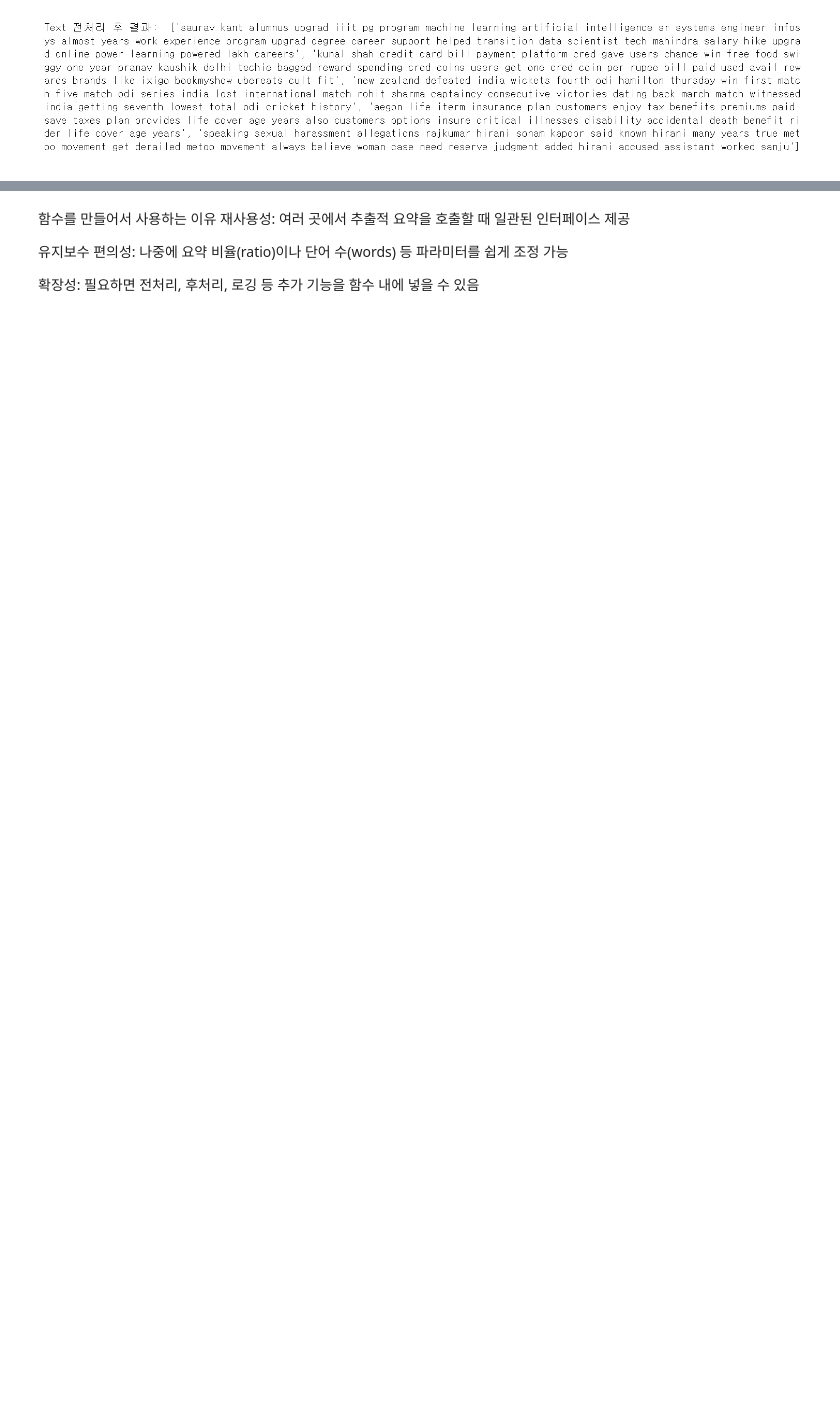
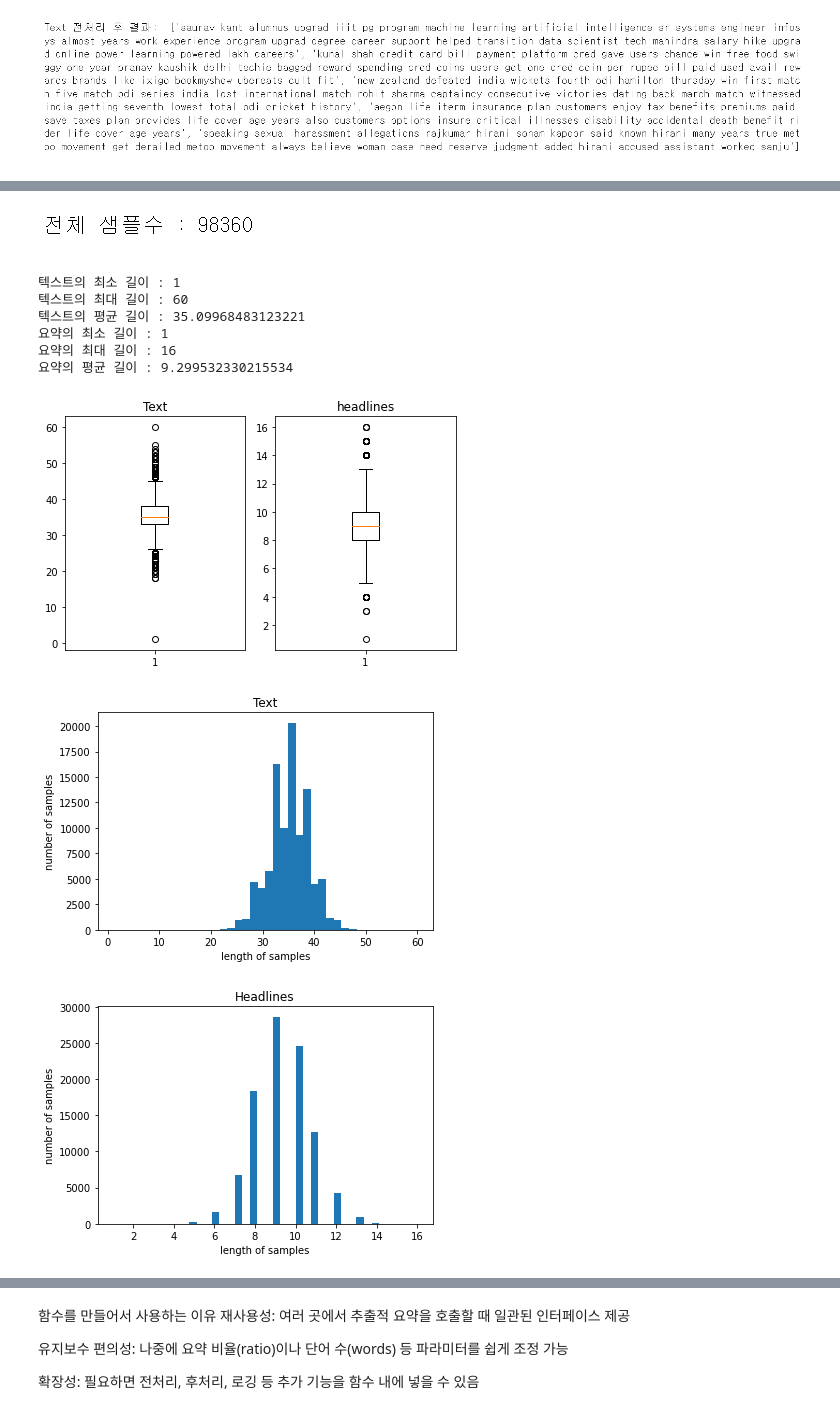
Before and after one commit to hyunjin0101/AIFFEL_quest_rs, a Jupyter notebook: Exploration/Ex06/data.ipynb, the cells around one changed output, grey strips where cells are left out. Drawn from its saved outputs; the diff is of its cells as text; code cells hidden in the pictures; blank space fills up the shorter version.

```diff
--- a/Exploration/Ex06/data.ipynb
+++ b/Exploration/Ex06/data.ipynb
@@ -206,34 +222,46 @@ print('전체 샘플수 :', (len(data)))
+# %% [markdown]
+![image.png](attachment:image.png)
 # %%
 # 길이 분포 출력
 import matplotlib.pyplot as plt
 
-text_len = [len(s.split()) for s in data['Text']]
-headlines_len = [len(s.split()) for s in data['Headlines']]
+text_len = [len(s.split()) for s in data['text']]
+headlines_len = [len(s.split()) for s in data['headlines']]
 
 print('텍스트의 최소 길이 : {}'.format(np.min(text_len)))
 print('텍스트의 최대 길이 : {}'.format(np.max(text_len)))
 print('텍스트의 평균 길이 : {}'.format(np.mean(text_len)))
 print('요약의 최소 길이 : {}'.format(np.min(headlines_len)))
 print('요약의 최대 길이 : {}'.format(np.max(headlines_len)))
 print('요약의 평균 길이 : {}'.format(np.mean(headlines_len)))
 
 plt.subplot(1,2,1)
 plt.boxplot(text_len)
 plt.title('Text')
 plt.subplot(1,2,2)
 plt.boxplot(headlines_len)
 plt.title('headlines')
 plt.tight_layout()
 plt.show()
 
 plt.title('Text')
 plt.hist(text_len, bins = 40)
 plt.xlabel('length of samples')
 plt.ylabel('number of samples')
 plt.show()
 
-plt.title('headlines')
+plt.title('Headlines')
 plt.hist(headlines_len, bins = 40)
 plt.xlabel('length of samples')
 plt.ylabel('number of samples')
 plt.show()
+# %% [output]
+텍스트의 최소 길이 : 1
+텍스트의 최대 길이 : 60
+텍스트의 평균 길이 : 35.09968483123221
+요약의 최소 길이 : 1
+요약의 최대 길이 : 16
+요약의 평균 길이 : 9.299532330215534
+[figure, added]
+[figure, added]
+[figure, added]
```
Also changed, not shown: parts of 45 cells of this notebook.
